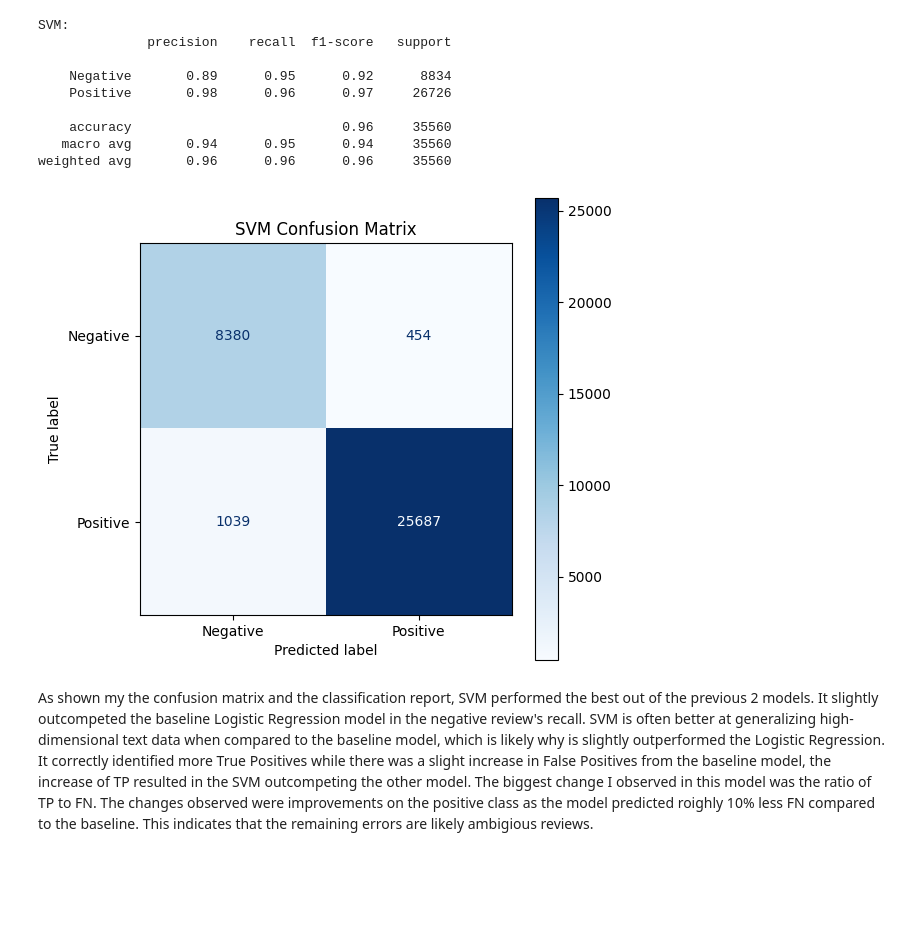
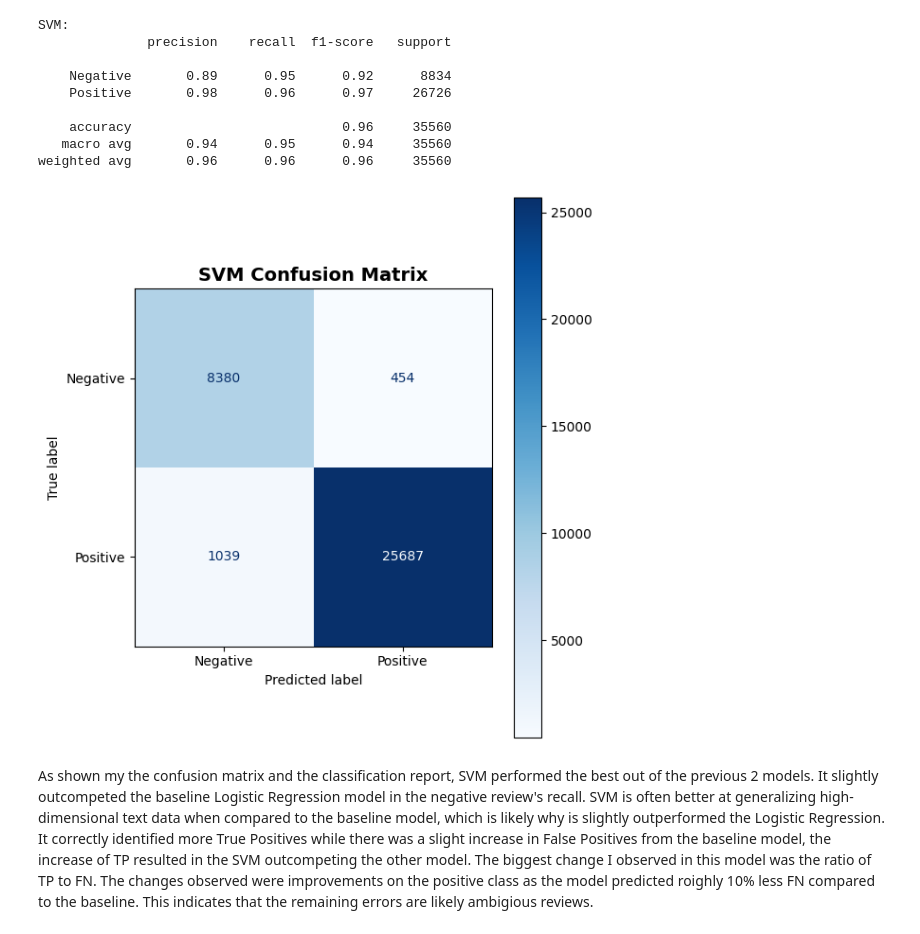
Before and after one commit to spennyfinn/Yelp_Review_NLP, a Jupyter notebook: notebooks/02_modeling.ipynb, the cells around one changed output. Cells and saved outputs as stored; diff of their text form; code cells hidden in the pictures; blank space fills up the shorter version.

```diff
--- a/notebooks/02_modeling.ipynb
+++ b/notebooks/02_modeling.ipynb
@@ -12,7 +22,7 @@ from wordcloud import WordCloud
 # %% [markdown]
 ## Loading Data & EDA
 # %%
-df = pd.read_parquet('/Users/spennyfinn/Documents/Projects/NLP/data/ratings_clean.parquet')
+df = pd.read_parquet('../data/ratings_clean.parquet')
 # %%
 df.info()
 # %% [output]
@@ -207,13 +221,15 @@ weighted avg       0.96      0.96      0.96     35560
 # %%
 cm_svm = confusion_matrix(y_test, y_pred_svm)
 display_svm = ConfusionMatrixDisplay(cm_svm, display_labels = ['Negative', 'Positive'])
 
 fig, ax = plt.subplots(figsize= (6,6))
 display_svm.plot(ax=ax, cmap='Blues')
-plt.title('SVM Confusion Matrix')
+plt.title('SVM Confusion Matrix', fontweight='bold', fontsize=14)
+plt.tight_layout()
+plt.savefig('../outputs/confusion_matrix_svm.png', dpi=150, bbox_inches='tight')
 fig.show()
 # %% [output]
-[figure, old version]
+[figure, new version]
 # %% [markdown]
 As shown my the confusion matrix and the classification report, SVM performed the best out of the previous 2 models. It slightly outcompeted the baseline Logistic Regression model in the negative review's recall. SVM is often better at generalizing high-dimensional text data when compared to the baseline model, which is likely why is slightly outperformed the Logistic Regression. It correctly identified more True Positives while there was a slight increase in False Positives from the baseline model, the increase of TP resulted in the SVM outcompeting the other model. The biggest change I observed in this model was the ratio of TP to FN. The changes observed were  improvements on the positive class as the model predicted roighly 10% less FN compared to the baseline. This indicates that the remaining errors are likely ambigious reviews.
 # %%
```
Also changed, not shown: parts of 18 cells of this notebook, 5 other files.
